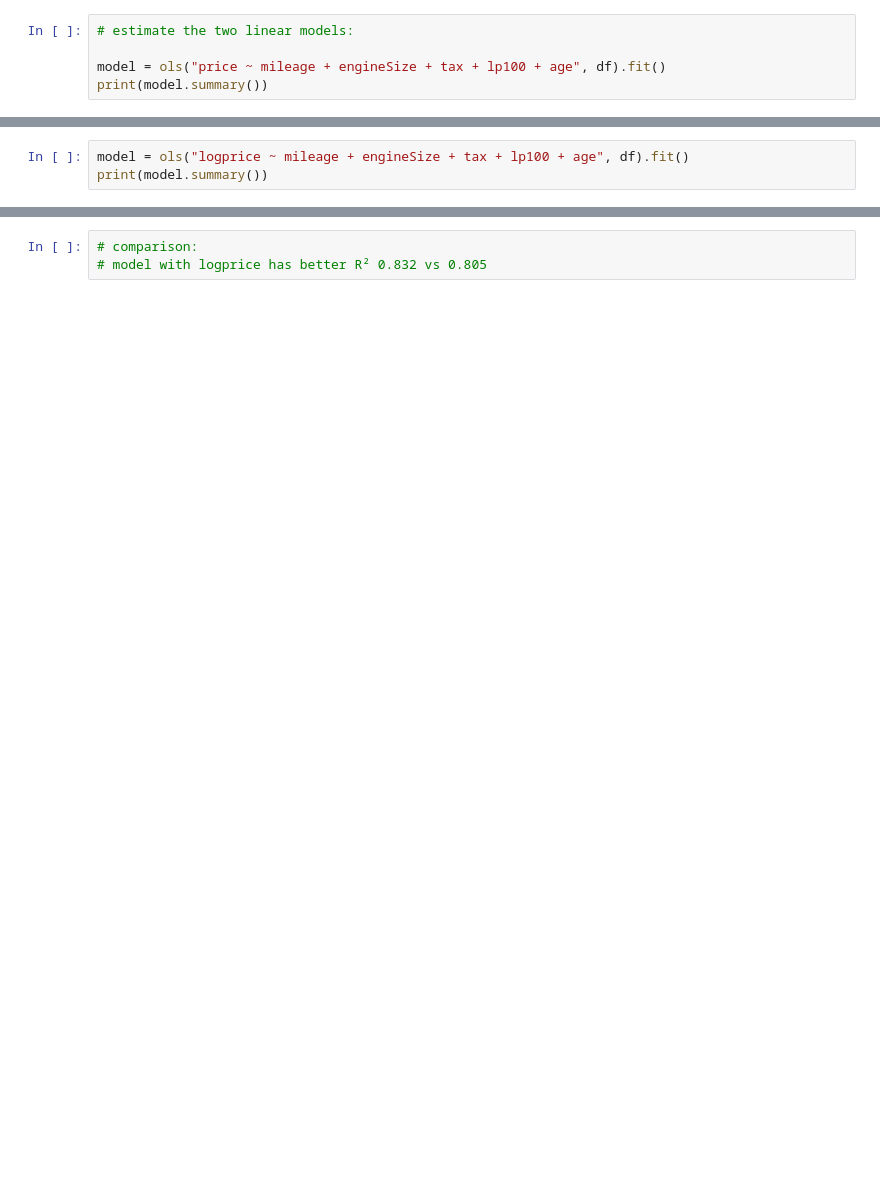
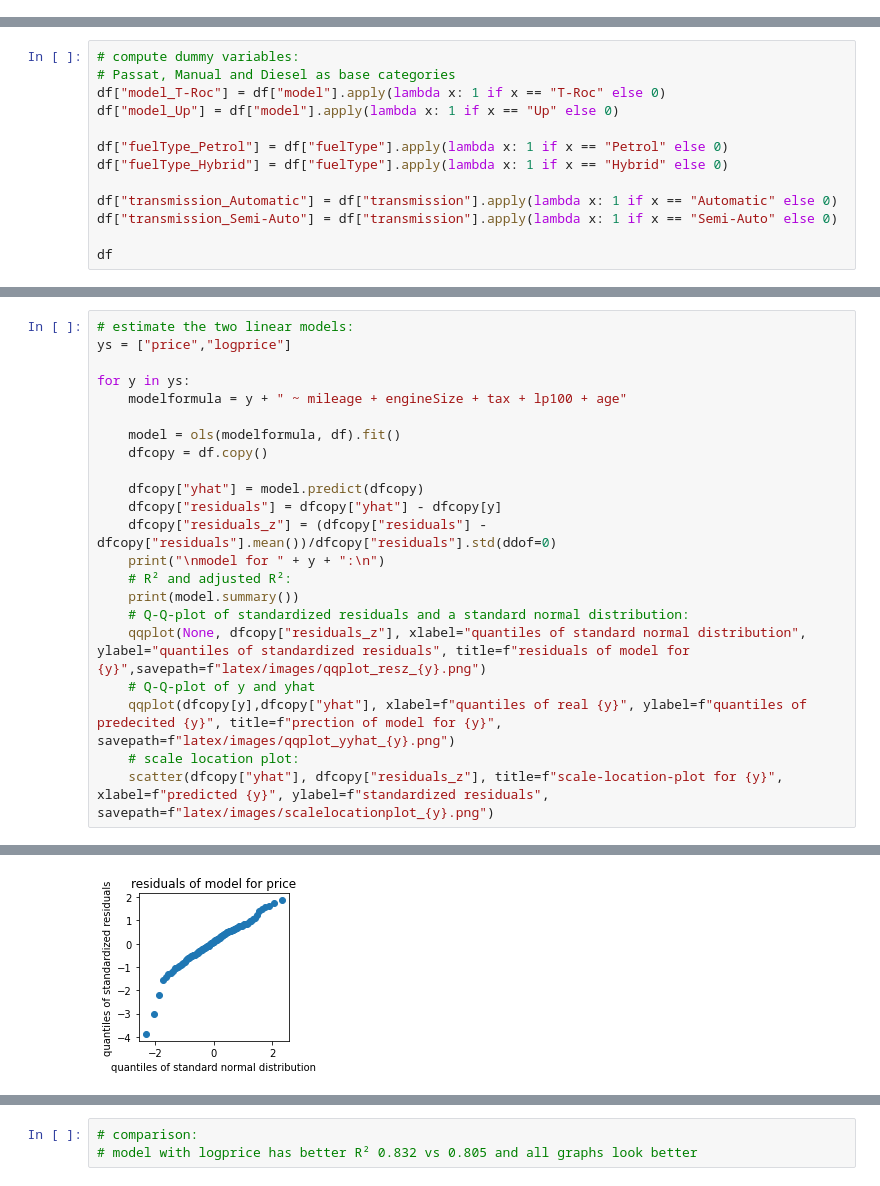
Before and after one commit to tadeohepperle/introductory-case-studies-project3, a Jupyter notebook: main.ipynb, the cells around one changed output, grey strips where cells are left out. Cells and saved outputs as stored; diff of their text form; blank space fills up the shorter version.

Commit message:
graphics python

```diff
--- a/main.ipynb
+++ b/main.ipynb
@@ -26,5 +15,0 @@ df.describe()
-# %%
-# estimate the two linear models:
-
-model = ols("price ~ mileage + engineSize + tax + lp100 + age", df).fit()
-print(model.summary())
@@ -49,3 +15,0 @@ Notes:
-# %%
-model = ols("logprice ~ mileage + engineSize + tax + lp100 + age", df).fit()
-print(model.summary())
@@ -69,0 +53,13 @@ Notes:
+# %%
+# compute dummy variables:
+# Passat, Manual and Diesel as base categories
+df["model_T-Roc"] = df["model"].apply(lambda x: 1 if x == "T-Roc" else 0)
+df["model_Up"] = df["model"].apply(lambda x: 1 if x == "Up" else 0)
+
+df["fuelType_Petrol"] = df["fuelType"].apply(lambda x: 1 if x == "Petrol" else 0)
+df["fuelType_Hybrid"] = df["fuelType"].apply(lambda x: 1 if x == "Hybrid" else 0)
+
+df["transmission_Automatic"] = df["transmission"].apply(lambda x: 1 if x == "Automatic" else 0)
+df["transmission_Semi-Auto"] = df["transmission"].apply(lambda x: 1 if x == "Semi-Auto" else 0)
+
+df
@@ -69,0 +122,23 @@ Notes:
+# %%
+# estimate the two linear models:
+ys = ["price","logprice"]
+
+for y in ys:
+    modelformula = y + " ~ mileage + engineSize + tax + lp100 + age"
+
+    model = ols(modelformula, df).fit()
+    dfcopy = df.copy()
+
+    dfcopy["yhat"] = model.predict(dfcopy)
+    dfcopy["residuals"] = dfcopy["yhat"] - dfcopy[y]
+    dfcopy["residuals_z"] = (dfcopy["residuals"] - dfcopy["residuals"].mean())/dfcopy["residuals"].std(ddof=0)
+    print("\nmodel for " + y + ":\n")
+    # R² and adjusted R²:
+    print(model.summary())
+    # Q-Q-plot of standardized residuals and a standard normal distribution:
+    qqplot(None, dfcopy["residuals_z"], xlabel="quantiles of standard normal distribution", ylabel="quantiles of standardized residuals", title=f"residuals of model for {y}",savepath=f"latex/images/qqplot_resz_{y}.png")
+    # Q-Q-plot of y and yhat
+    qqplot(dfcopy[y],dfcopy["yhat"], xlabel=f"quantiles of real {y}", ylabel=f"quantiles of predecited {y}", title=f"prection of model for {y}", savepath=f"latex/images/qqplot_yyhat_{y}.png")
+    # scale location plot:
+    scatter(dfcopy["yhat"], dfcopy["residuals_z"], title=f"scale-location-plot for {y}", xlabel=f"predicted {y}", ylabel=f"standardized residuals", savepath=f"latex/images/scalelocationplot_{y}.png")
+# %% [output]
@@ -69,0 +162 @@ Notes:
+[figure, added]
@@ -70,6 +185,6 @@ Notes:
 # %%
 # comparison:
-# model with logprice has better R² 0.832 vs 0.805
+# model with logprice has better R² 0.832 vs 0.805 and all graphs look better
 # %%
 # best subset selection:
 from sympy.utilities.iterables import multiset_combinations
```
Also changed, not shown: parts of 16 cells of this notebook, 11 other files.
